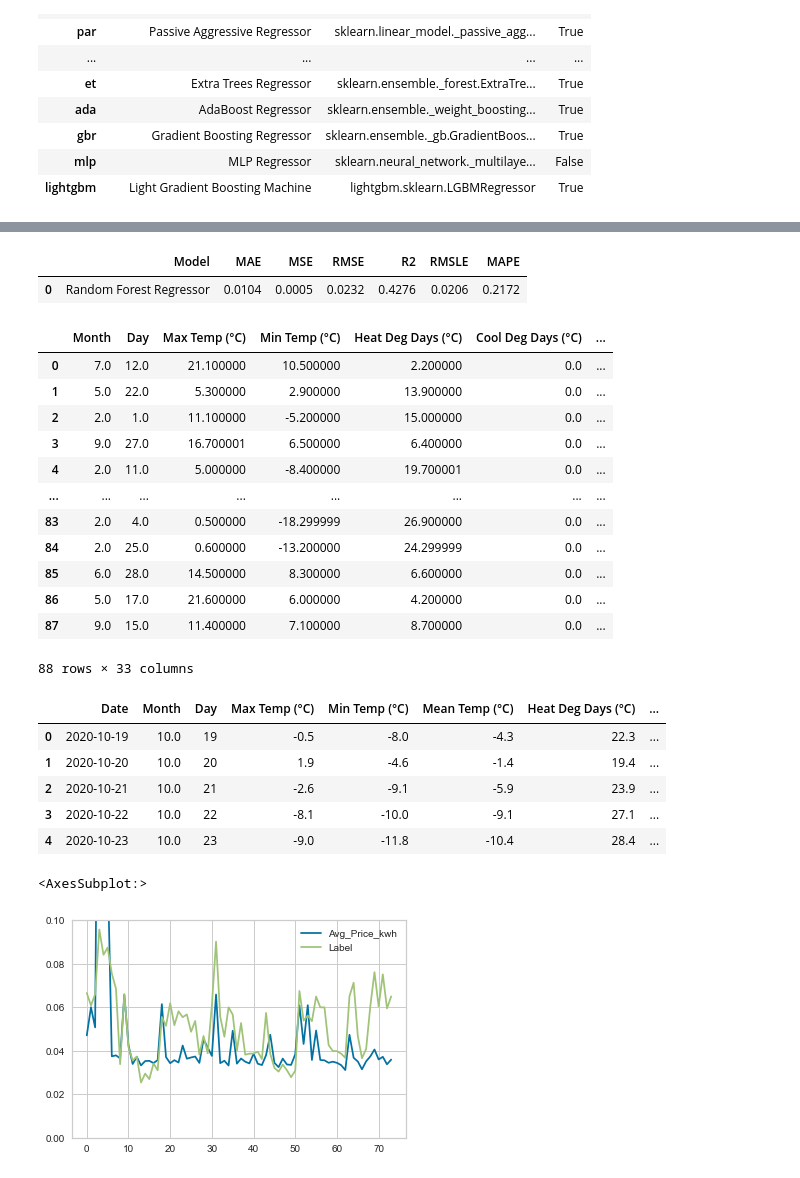
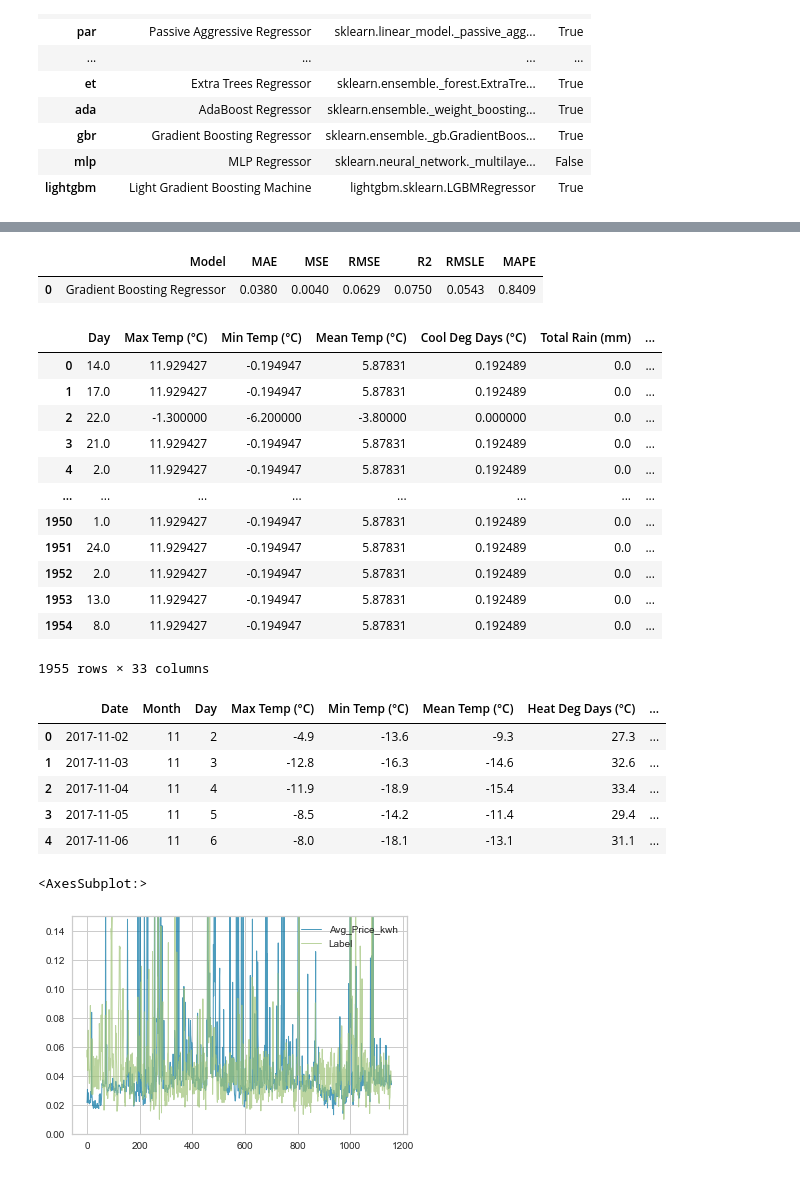
Before and after one commit to Haydenfiege/utility-forecaster, a Jupyter notebook: pycaret_forecast/pycaret_test.ipynb, the cells around one changed output, grey strips where cells are left out. Saved outputs shown, nothing was run; the diff lists cells and outputs as text; code cells hidden in the pictures.

Commit message:
Changed model to run from 2010 to end of 2020

```diff
--- a/pycaret_forecast/pycaret_test.ipynb
+++ b/pycaret_forecast/pycaret_test.ipynb
@@ -108,11 +124,11 @@ Data columns (total 23 columns):
 train_df = train_df[['Date','Month', 'Day', 'Max Temp (°C)', 'Min Temp (°C)', 'Mean Temp (°C)',
             'Heat Deg Days (°C)', 'Cool Deg Days (°C)', 'Total Rain (mm)',
             'Total Snow (cm)', 'Total Precip (mm)', 'Snow on Grnd (cm)',
-            'Dir of Max Gust (10s deg)', 'Spd of Max Gust (km/h)','Avg_Price_kwh']]
+            'Dir of Max Gust (10s deg)','Avg_Price_kwh']]
 unseen_df = unseen_df[['Date','Month', 'Day', 'Max Temp (°C)', 'Min Temp (°C)', 'Mean Temp (°C)',
             'Heat Deg Days (°C)', 'Cool Deg Days (°C)', 'Total Rain (mm)',
             'Total Snow (cm)', 'Total Precip (mm)', 'Snow on Grnd (cm)',
-            'Dir of Max Gust (10s deg)', 'Spd of Max Gust (km/h)','Avg_Price_kwh']]
+            'Dir of Max Gust (10s deg)','Avg_Price_kwh']]
 # %%
 dataset = train_df
 #check the shape of data
@@ -237,0 +214,2 @@ tuned_rf = tune_model(rf)
+# %%
+gbr = create_model('gbr')
@@ -250,38 +252,38 @@ plot_model(rf, plot = 'feature')
 # %%
-predict_model(rf)
+predict_model(gbr)
 # %% [output]
 |  | Model | MAE | MSE | RMSE | R2 | RMSLE | MAPE |
-| 0 | Random Forest Regressor | 0.0104 | 0.0005 | 0.0232 | 0.4276 | 0.0206 | 0.2172 |
+| 0 | Gradient Boosting Regressor | 0.0380 | 0.0040 | 0.0629 | 0.0750 | 0.0543 | 0.8409 |
-|  | Month | Day | Max Temp (°C) | Min Temp (°C) | Heat Deg Days (°C) | Cool Deg Days (°C) | ... |
-| 0 | 7.0 | 12.0 | 21.100000 | 10.500000 | 2.200000 | 0.0 | ... |
-| 1 | 5.0 | 22.0 | 5.300000 | 2.900000 | 13.900000 | 0.0 | ... |
-| 2 | 2.0 | 1.0 | 11.100000 | -5.200000 | 15.000000 | 0.0 | ... |
-| 3 | 9.0 | 27.0 | 16.700001 | 6.500000 | 6.400000 | 0.0 | ... |
-| 4 | 2.0 | 11.0 | 5.000000 | -8.400000 | 19.700001 | 0.0 | ... |
+|  | Day | Max Temp (°C) | Min Temp (°C) | Mean Temp (°C) | Cool Deg Days (°C) | Total Rain (mm) | ... |
+| 0 | 14.0 | 11.929427 | -0.194947 | 5.87831 | 0.192489 | 0.0 | ... |
+| 1 | 17.0 | 11.929427 | -0.194947 | 5.87831 | 0.192489 | 0.0 | ... |
+| 2 | 22.0 | -1.300000 | -6.200000 | -3.80000 | 0.000000 | 0.0 | ... |
+| 3 | 21.0 | 11.929427 | -0.194947 | 5.87831 | 0.192489 | 0.0 | ... |
+| 4 | 2.0 | 11.929427 | -0.194947 | 5.87831 | 0.192489 | 0.0 | ... |
 | ... | ... | ... | ... | ... | ... | ... | ... |
-| 83 | 2.0 | 4.0 | 0.500000 | -18.299999 | 26.900000 | 0.0 | ... |
-| 84 | 2.0 | 25.0 | 0.600000 | -13.200000 | 24.299999 | 0.0 | ... |
-| 85 | 6.0 | 28.0 | 14.500000 | 8.300000 | 6.600000 | 0.0 | ... |
-| 86 | 5.0 | 17.0 | 21.600000 | 6.000000 | 4.200000 | 0.0 | ... |
-| 87 | 9.0 | 15.0 | 11.400000 | 7.100000 | 8.700000 | 0.0 | ... |
+| 1950 | 1.0 | 11.929427 | -0.194947 | 5.87831 | 0.192489 | 0.0 | ... |
+| 1951 | 24.0 | 11.929427 | -0.194947 | 5.87831 | 0.192489 | 0.0 | ... |
+| 1952 | 2.0 | 11.929427 | -0.194947 | 5.87831 | 0.192489 | 0.0 | ... |
+| 1953 | 13.0 | 11.929427 | -0.194947 | 5.87831 | 0.192489 | 0.0 | ... |
+| 1954 | 8.0 | 11.929427 | -0.194947 | 5.87831 | 0.192489 | 0.0 | ... |
-88 rows × 33 columns
+1955 rows × 33 columns
 # %%
 
-final_rf = finalize_model(rf)
+final_gbr = finalize_model(gbr)
 # %%
-unseen_predictions = predict_model(final_rf, data=data_unseen)
+unseen_predictions = predict_model(final_gbr, data=data_unseen)
 unseen_predictions.head()
 # %% [output]
 |  | Date | Month | Day | Max Temp (°C) | Min Temp (°C) | Mean Temp (°C) | Heat Deg Days (°C) | ... |
-| 0 | 2020-10-19 | 10.0 | 19 | -0.5 | -8.0 | -4.3 | 22.3 | ... |
-| 1 | 2020-10-20 | 10.0 | 20 | 1.9 | -4.6 | -1.4 | 19.4 | ... |
-| 2 | 2020-10-21 | 10.0 | 21 | -2.6 | -9.1 | -5.9 | 23.9 | ... |
-| 3 | 2020-10-22 | 10.0 | 22 | -8.1 | -10.0 | -9.1 | 27.1 | ... |
-| 4 | 2020-10-23 | 10.0 | 23 | -9.0 | -11.8 | -10.4 | 28.4 | ... |
+| 0 | 2017-11-02 | 11 | 2 | -4.9 | -13.6 | -9.3 | 27.3 | ... |
+| 1 | 2017-11-03 | 11 | 3 | -12.8 | -16.3 | -14.6 | 32.6 | ... |
+| 2 | 2017-11-04 | 11 | 4 | -11.9 | -18.9 | -15.4 | 33.4 | ... |
+| 3 | 2017-11-05 | 11 | 5 | -8.5 | -14.2 | -11.4 | 29.4 | ... |
+| 4 | 2017-11-06 | 11 | 6 | -8.0 | -18.1 | -13.1 | 31.1 | ... |
 # %%
 %matplotlib inline
 unseen_predictions_label = unseen_predictions[['Avg_Price_kwh','Label']]
-unseen_predictions_label.plot(ylim=[0,0.10])
+unseen_predictions_label.plot(ylim=[0,0.15], linewidth=1, alpha=0.7)
 # %% [output]
 <AxesSubplot:>
-[figure, old version]
+[figure, new version]
```
Also changed, not shown: parts of 19 cells of this notebook.
